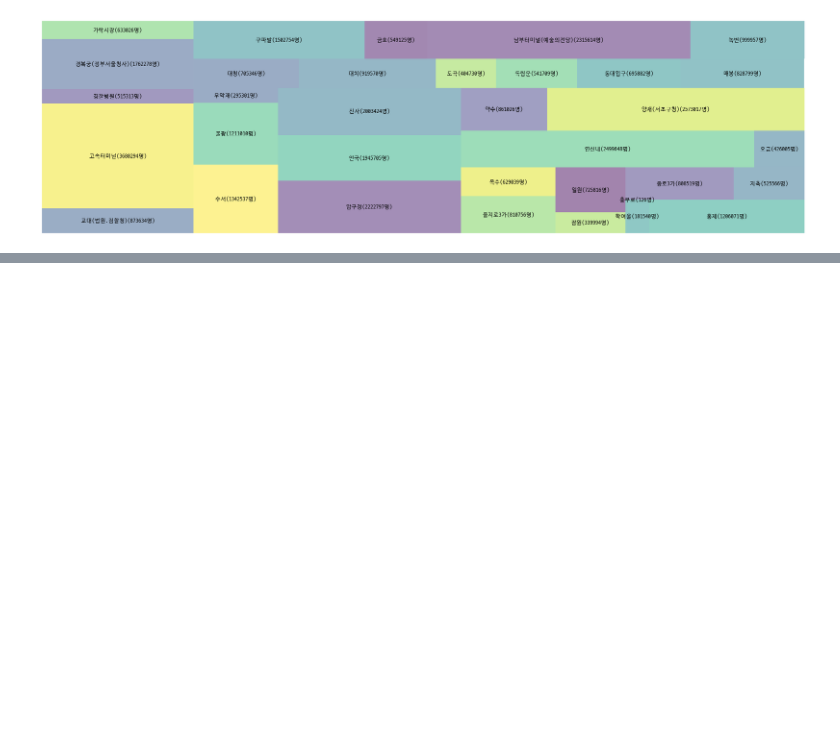
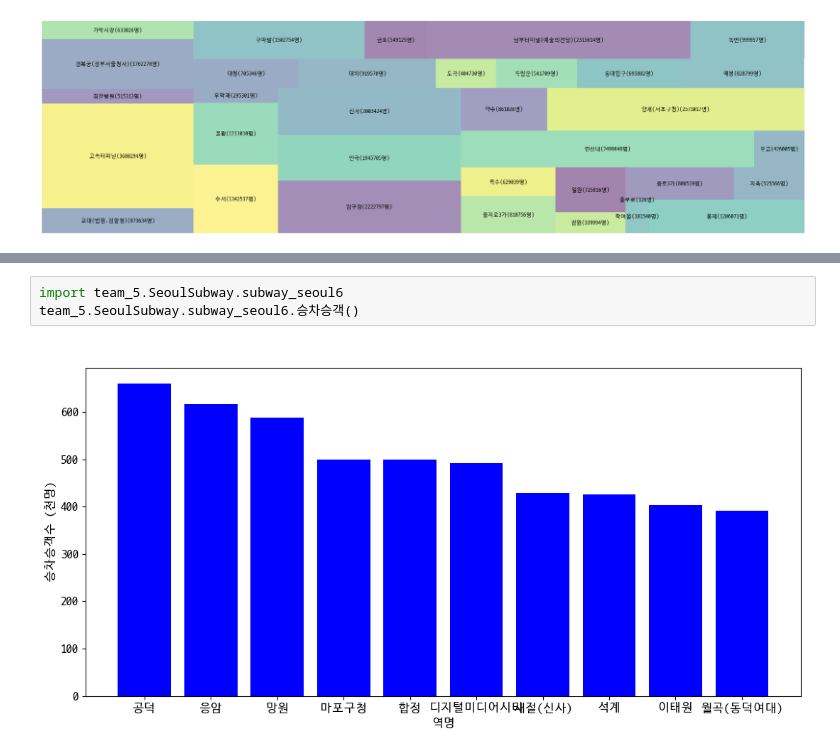
Before and after one commit to 2sseong/python, a Jupyter notebook: py11_지하처리용현환분석.ipynb, the cells around one changed output, grey strips where cells are left out. Saved outputs shown, nothing was run; the diff lists cells and outputs as text; blank space fills up the shorter version.

```diff
--- a/py11_지하처리용현환분석.ipynb
+++ b/py11_지하처리용현환분석.ipynb
@@ -203,0 +217,5 @@ team_5.SeoulSubway.subway_seoul2.subway_line2()
+# %%
+import team_5.SeoulSubway.subway_seoul6
+team_5.SeoulSubway.subway_seoul6.승차승객()
+# %% [output]
+[figure, added]
```
Also changed, not shown: parts of 4 cells of this notebook, 15 other files.
